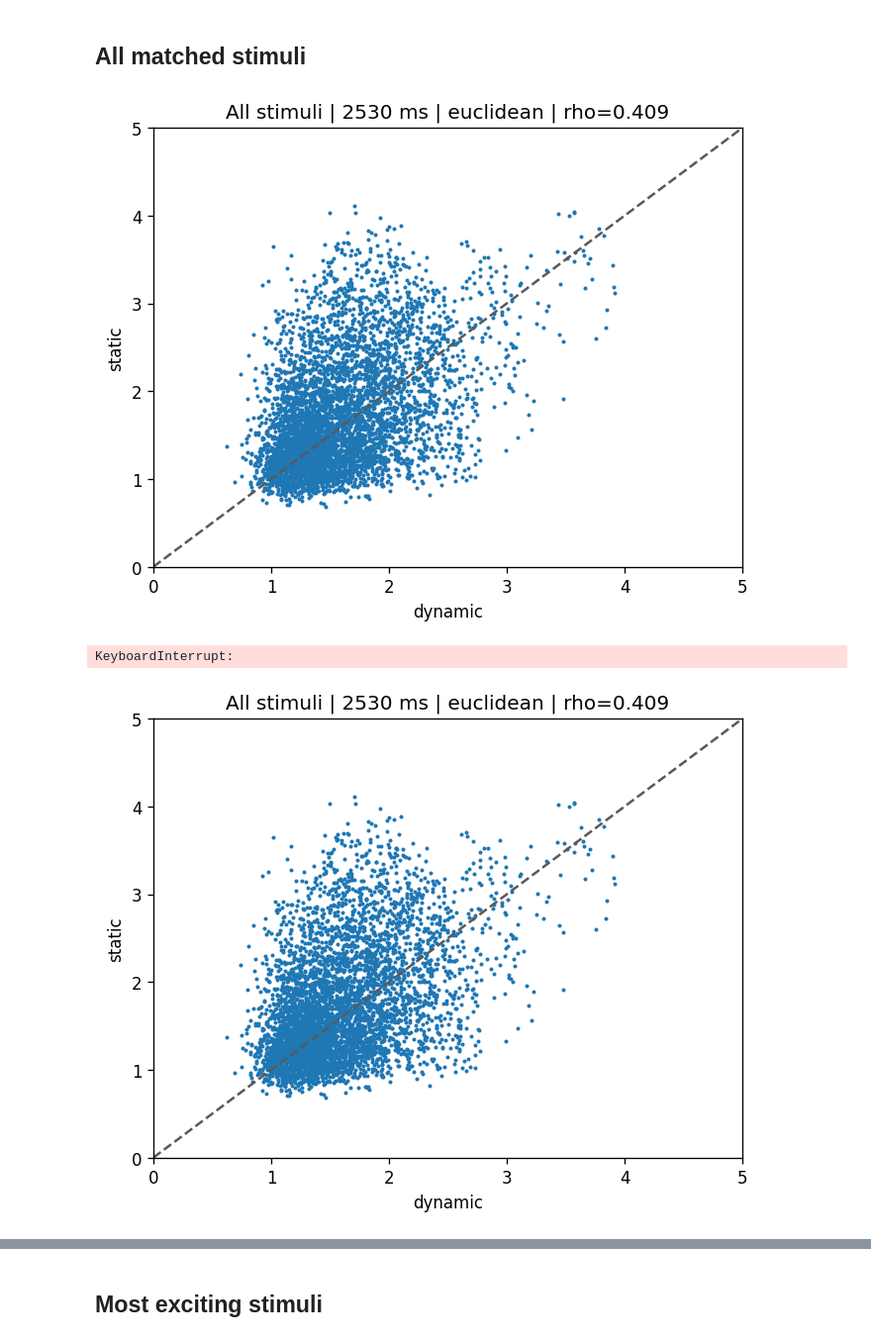
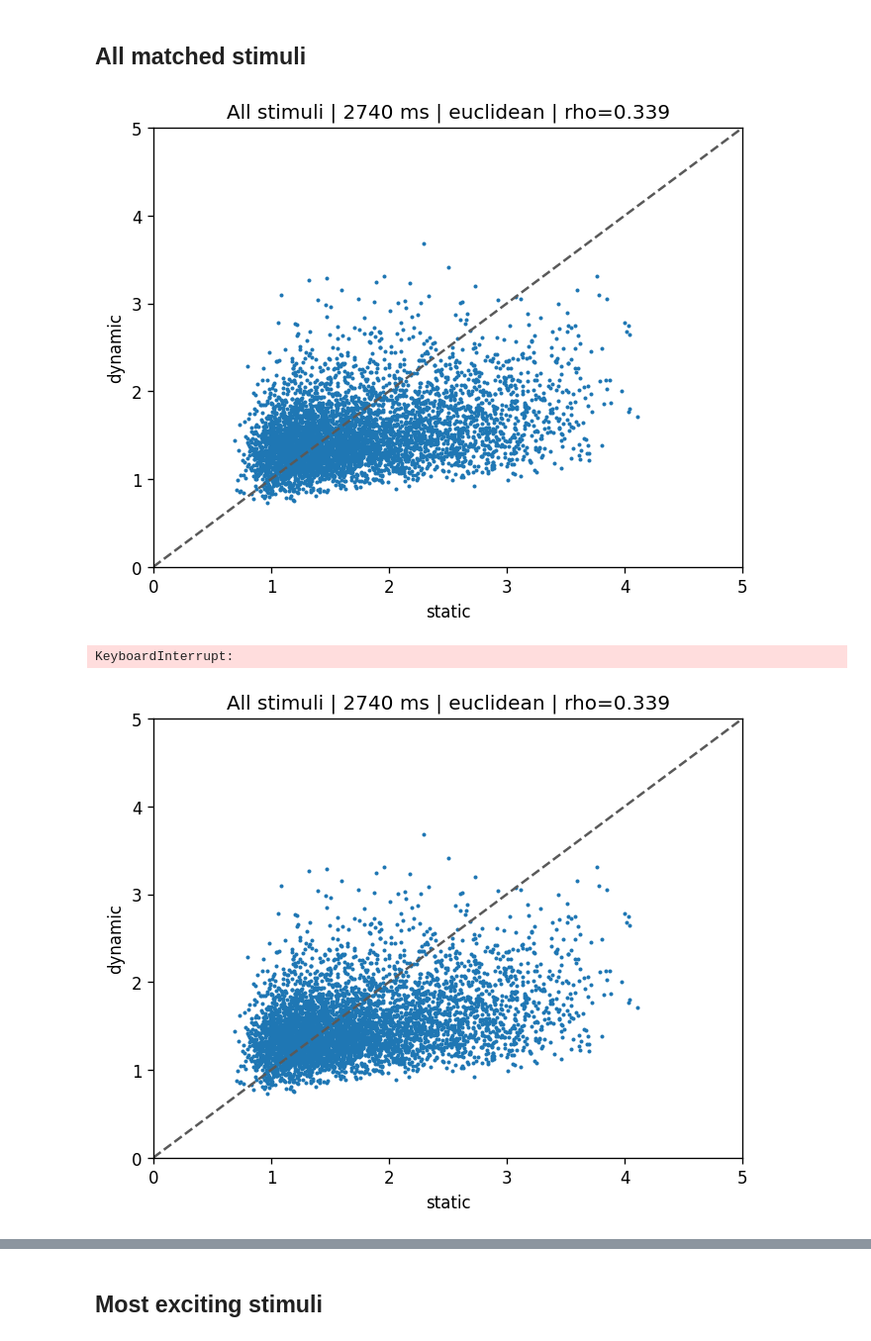
Before and after one commit to TizianoCausin01/static_dynamic, a Jupyter notebook: python_scripts/scripts/rsa_distances_matching.ipynb, the cells around one changed output, grey strips where cells are left out. Shown at 99% size. Cells and saved outputs as stored; diff of their text form; code cells hidden in the pictures.

```diff
--- a/python_scripts/scripts/rsa_distances_matching.ipynb
+++ b/python_scripts/scripts/rsa_distances_matching.ipynb
@@ -75,6 +78,9 @@ class Cfg:
     dynamic_window_ms: tuple[float, float] | None = (2500, 2900)
     subset_size: int = 50
     random_seed: int = 0
+    top_distance_percent: float = 20.0
+    bottom_distance_percent: float = 20.0
+    middle_distance_percent: float = 20.0
 
     correlation_bin_count: int = 20
     ranked_stimuli_to_show: int = 15
@@ -304,38 +310,39 @@ import numpy as np
 import time
 
 static_RDM_ts = drsa_obj.get_RDM_timeseries("model")
 dynamic_RDM_ts = drsa_obj.get_RDM_timeseries("signal")
 target_static_RDM = static_RDM_ts[26]
 
 
 fig, ax = plt.subplots()
 
-for i, RDM in enumerate(dynamic_RDM_ts[200:]):
+for dynamic_index in range(200, len(dynamic_RDM_ts)):
+    RDM = dynamic_RDM_ts[dynamic_index]
     rho, _ = spearmanr(RDM, target_static_RDM)
     ax.clear()
 
-    ax.scatter(RDM, target_static_RDM, s=2)
+    ax.scatter(target_static_RDM, RDM,  s=2)
     ax.plot(x_lim, y_lim, "--", color="0.35")
 
     ax.set_xlim(x_lim)
     ax.set_ylim(y_lim)
-    ax.set_ylabel("static")
-    ax.set_xlabel("dynamic")
-    dynamic_time_ms = (i + 200) * 1000 / cfg.new_fs
+    ax.set_xlabel("static")
+    ax.set_ylabel("dynamic")
+    dynamic_time_ms = dynamic_index * 1000 / cfg.new_fs
     ax.set_title(
         f"All stimuli | {dynamic_time_ms:g} ms | "
         f"{cfg.rdm_metric} | rho={rho:.3f}"
     )
 
     clear_output(wait=True)
     display(fig)
 
     time.sleep(0.1)
     if rho > .4:
         time.sleep(1)
 
 plt.close(fig)
 # %% [output]
-[figure, old version]
+[figure, new version]
 KeyboardInterrupt:
-[figure, old version]
+[figure, new version]
```
Also changed, not shown: parts of 12 cells of this notebook, 7 other files.
